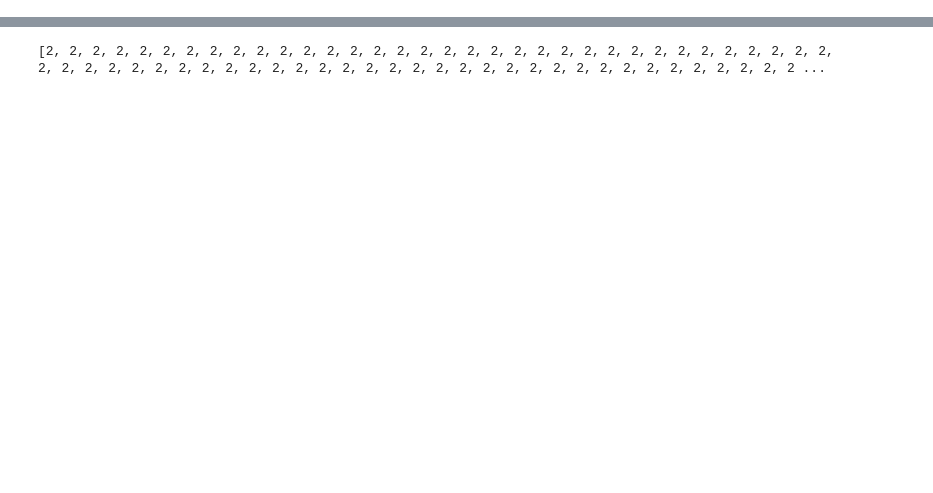
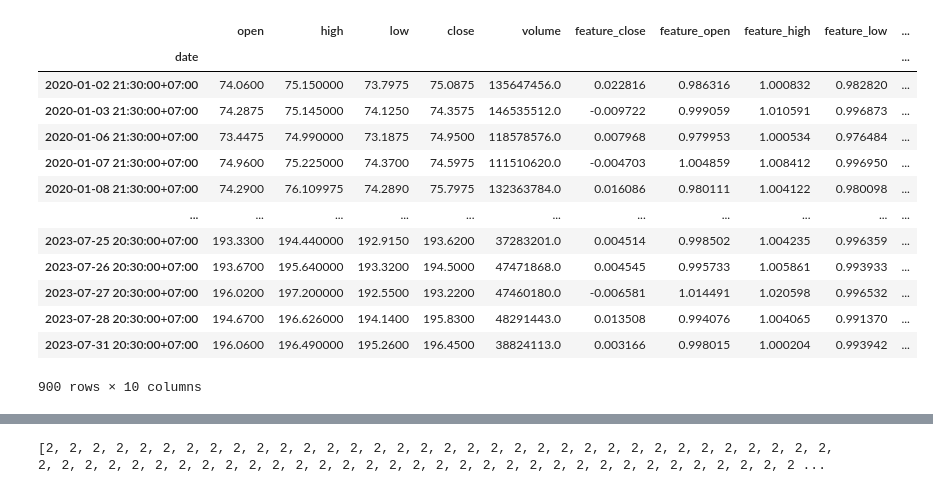
Before and after one commit to paicaloid/Gym-Trading-Env-Stock, a Jupyter notebook: test.ipynb, the cells around one changed output, grey strips where cells are left out. Cells and saved outputs as stored; diff of their text form; code cells hidden in the pictures; blank space fills up the shorter version.

```diff
--- a/test.ipynb
+++ b/test.ipynb
@@ -44,4 +26,6 @@ To enable the following instructions: AVX2 AVX512F AVX512_VNNI FMA, in other ope
 # %%
+import pandas_ta as ta
+from sklearn.preprocessing import MinMaxScaler
 df = pd.read_csv("examples/data/AAPL.csv", parse_dates=["date"], index_col= "date")
 df.sort_index(inplace= True)
 df.dropna(inplace= True)
@@ -54,6 +38,28 @@ df["feature_open"] = df["open"]/df["close"]
 df["feature_high"] = df["high"]/df["close"]
 df["feature_low"] = df["low"]/df["close"]
 # df["feature_volume"] = df["Volume USD"] / df["Volume USD"].rolling(7*24).max()
+
+rsi_values = ta.rsi(df["close"]).values.reshape(-1, 1)
+scaler = MinMaxScaler()
+df["feature_rsi"] = scaler.fit_transform(rsi_values)
+df = df['2020-01-01':]
 df.dropna(inplace= True)
+# %%
+df
+# %% [output]
+|  | open | high | low | close | volume | feature_close | feature_open | feature_high | feature_low | ... |
+| date |  |  |  |  |  |  |  |  |  | ... |
+| 2020-01-02 21:30:00+07:00 | 74.0600 | 75.150000 | 73.7975 | 75.0875 | 135647456.0 | 0.022816 | 0.986316 | 1.000832 | 0.982820 | ... |
+| 2020-01-03 21:30:00+07:00 | 74.2875 | 75.145000 | 74.1250 | 74.3575 | 146535512.0 | -0.009722 | 0.999059 | 1.010591 | 0.996873 | ... |
+| 2020-01-06 21:30:00+07:00 | 73.4475 | 74.990000 | 73.1875 | 74.9500 | 118578576.0 | 0.007968 | 0.979953 | 1.000534 | 0.976484 | ... |
+| 2020-01-07 21:30:00+07:00 | 74.9600 | 75.225000 | 74.3700 | 74.5975 | 111510620.0 | -0.004703 | 1.004859 | 1.008412 | 0.996950 | ... |
+| 2020-01-08 21:30:00+07:00 | 74.2900 | 76.109975 | 74.2890 | 75.7975 | 132363784.0 | 0.016086 | 0.980111 | 1.004122 | 0.980098 | ... |
+| ... | ... | ... | ... | ... | ... | ... | ... | ... | ... | ... |
+| 2023-07-25 20:30:00+07:00 | 193.3300 | 194.440000 | 192.9150 | 193.6200 | 37283201.0 | 0.004514 | 0.998502 | 1.004235 | 0.996359 | ... |
+| 2023-07-26 20:30:00+07:00 | 193.6700 | 195.640000 | 193.3200 | 194.5000 | 47471868.0 | 0.004545 | 0.995733 | 1.005861 | 0.993933 | ... |
+| 2023-07-27 20:30:00+07:00 | 196.0200 | 197.200000 | 192.5500 | 193.2200 | 47460180.0 | -0.006581 | 1.014491 | 1.020598 | 0.996532 | ... |
+| 2023-07-28 20:30:00+07:00 | 194.6700 | 196.626000 | 194.1400 | 195.8300 | 48291443.0 | 0.013508 | 0.994076 | 1.004065 | 0.991370 | ... |
+| 2023-07-31 20:30:00+07:00 | 196.0600 | 196.490000 | 195.2600 | 196.4500 | 38824113.0 | 0.003166 | 0.998015 | 1.000204 | 0.993942 | ... |
+900 rows × 10 columns
 # %%
 import gymnasium as gym
```
Also changed, not shown: parts of 26 cells of this notebook.
